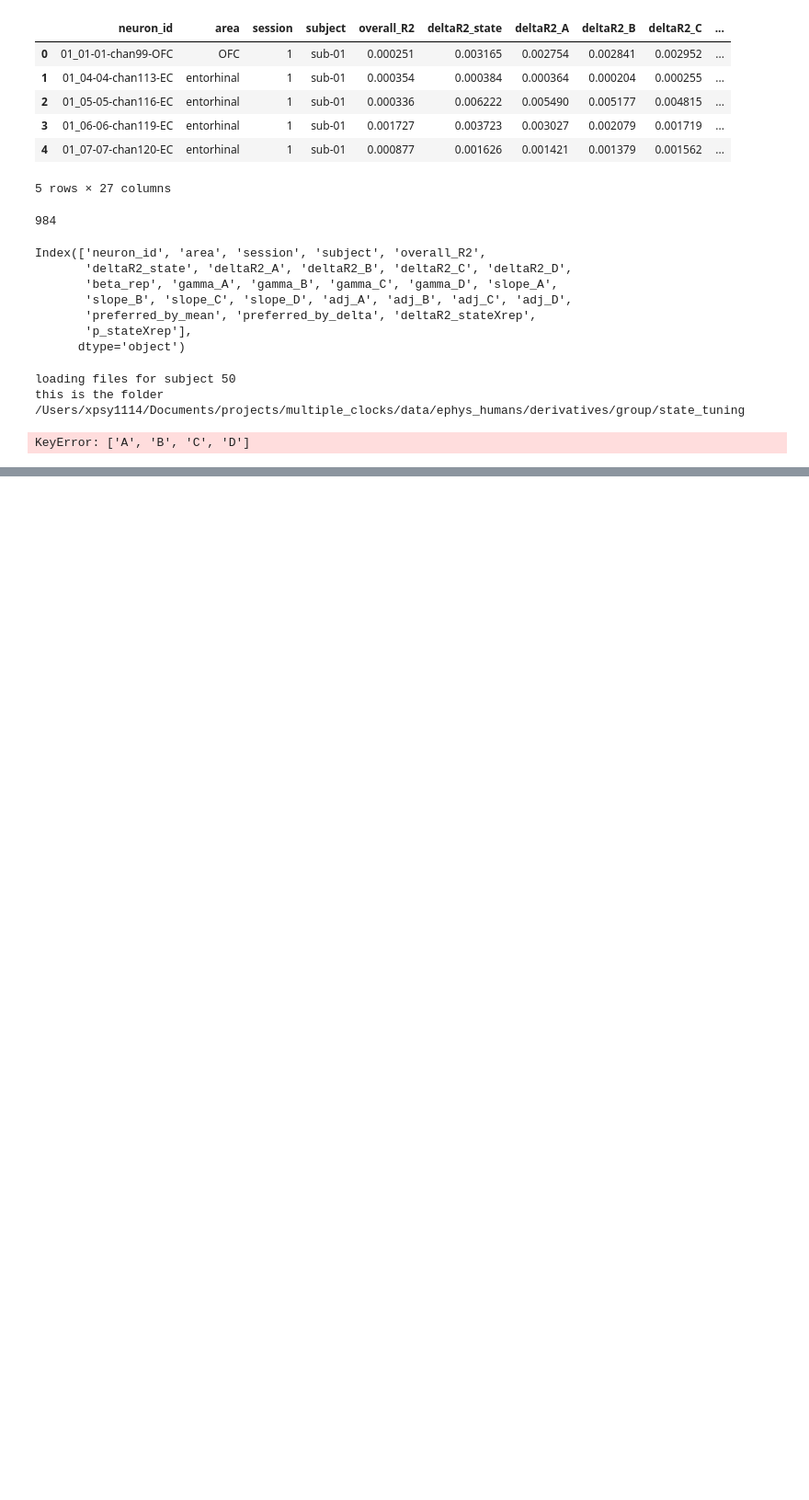
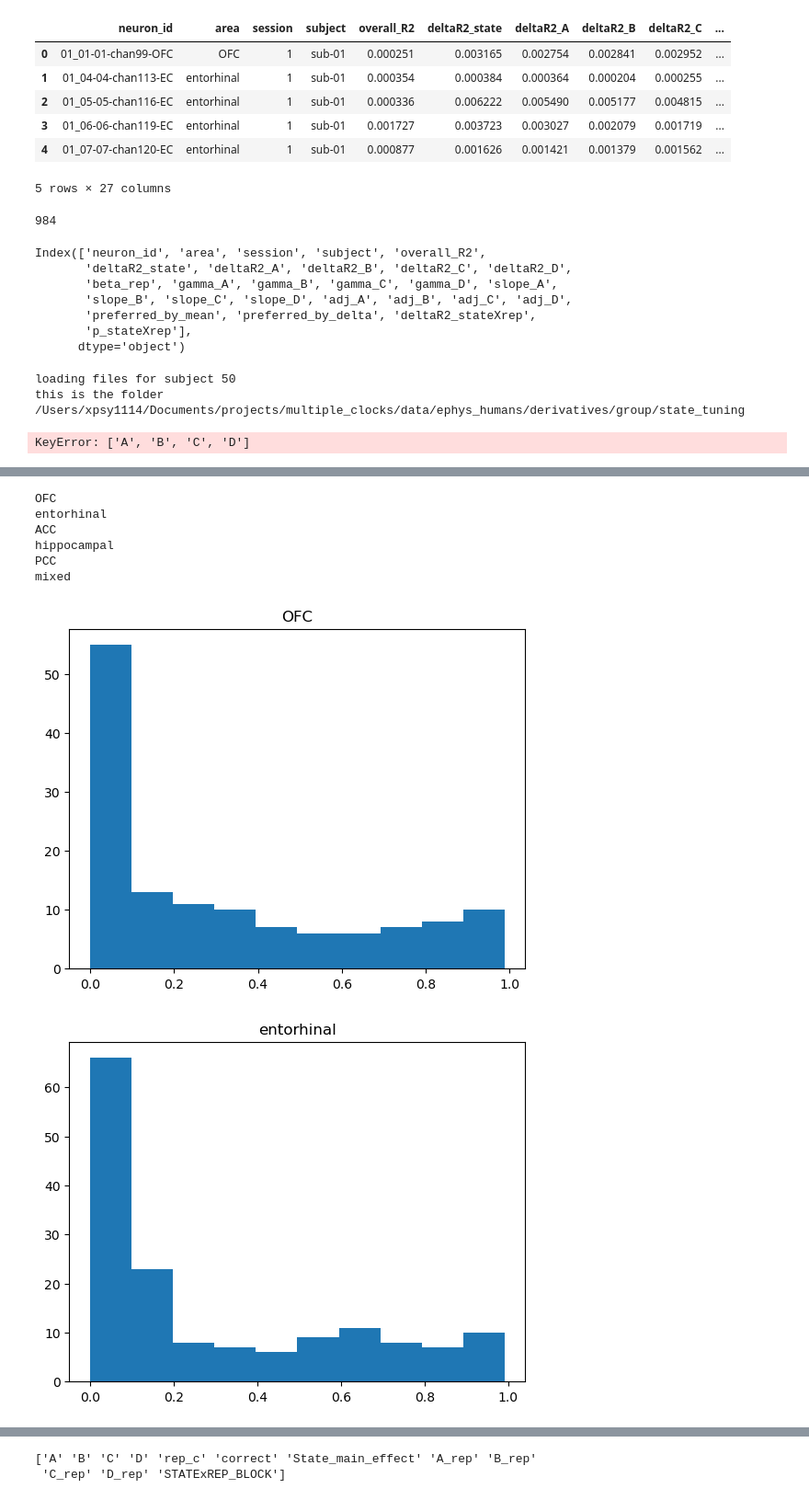
Before and after one commit to svennikue/multiple_clocks_repo, a Jupyter notebook: scripts/EASY linear cell models.ipynb, the cells around one changed output, grey strips where cells are left out. Shown at 92% size. Saved outputs shown, nothing was run; the diff lists cells and outputs as text; code cells hidden in the pictures; blank space fills up the shorter version.

```diff
--- a/scripts/EASY linear cell models.ipynb
+++ b/scripts/EASY linear cell models.ipynb
@@ -1564,0 +1632,19 @@ inter_F  = res.f_test("A_rep = B_rep = C_rep = D_rep = 0")
+# %%
+rois = results_df['roi'].unique()
+
+for roi in rois:
+    print(roi)
+    res = results_df[(results_df['roi'] == roi)].copy()
+    x = res[res['term'] == 'State_main_effect']['p']
+    plt.figure()
+    _ = plt.hist(x)
+    plt.title(roi)
+# %% [output]
+OFC
+entorhinal
+ACC
+hippocampal
+PCC
+mixed
+[figure, added]
+[figure, added]
@@ -1564,0 +1655,6 @@ inter_F  = res.f_test("A_rep = B_rep = C_rep = D_rep = 0")
+# %%
+terms = results_df['term'].unique()
+print(terms)
+# %% [output]
+['A' 'B' 'C' 'D' 'rep_c' 'correct' 'State_main_effect' 'A_rep' 'B_rep'
+ 'C_rep' 'D_rep' 'STATExREP_BLOCK']
```
Also changed, not shown: parts of 7 cells of this notebook, 9 other files.
